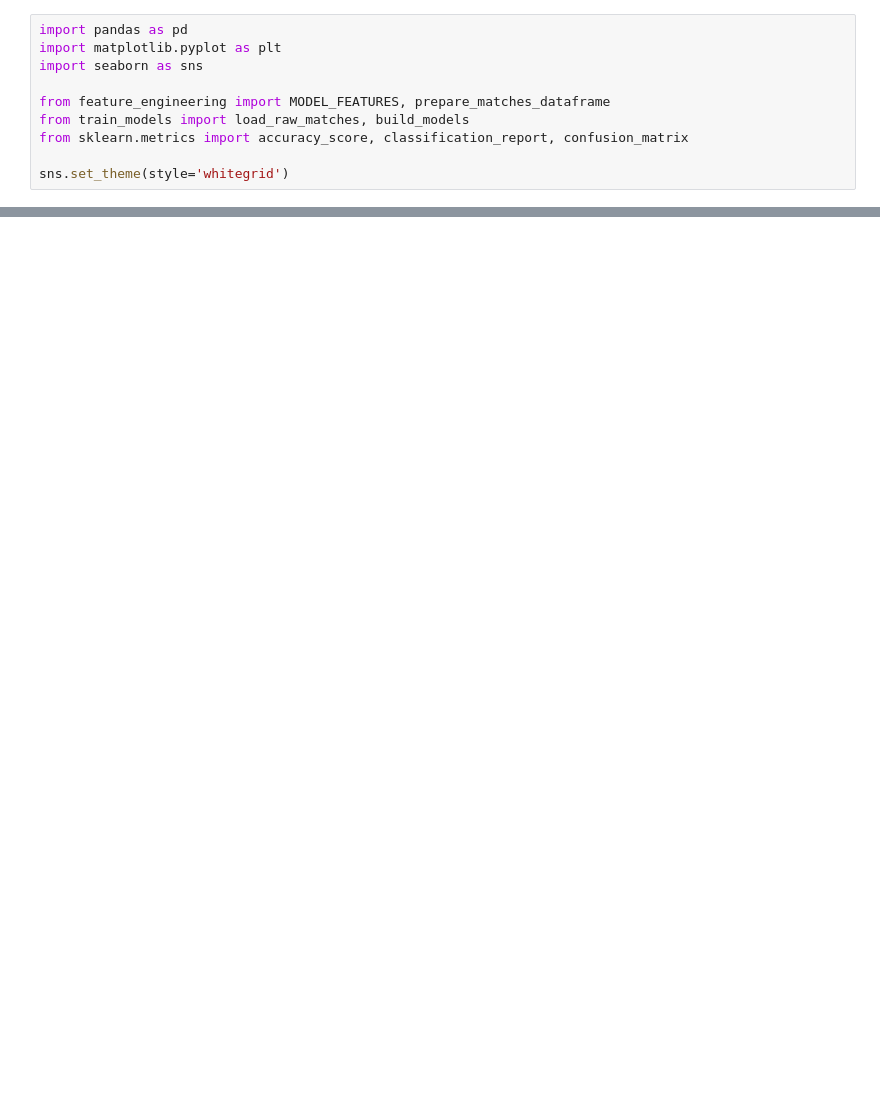
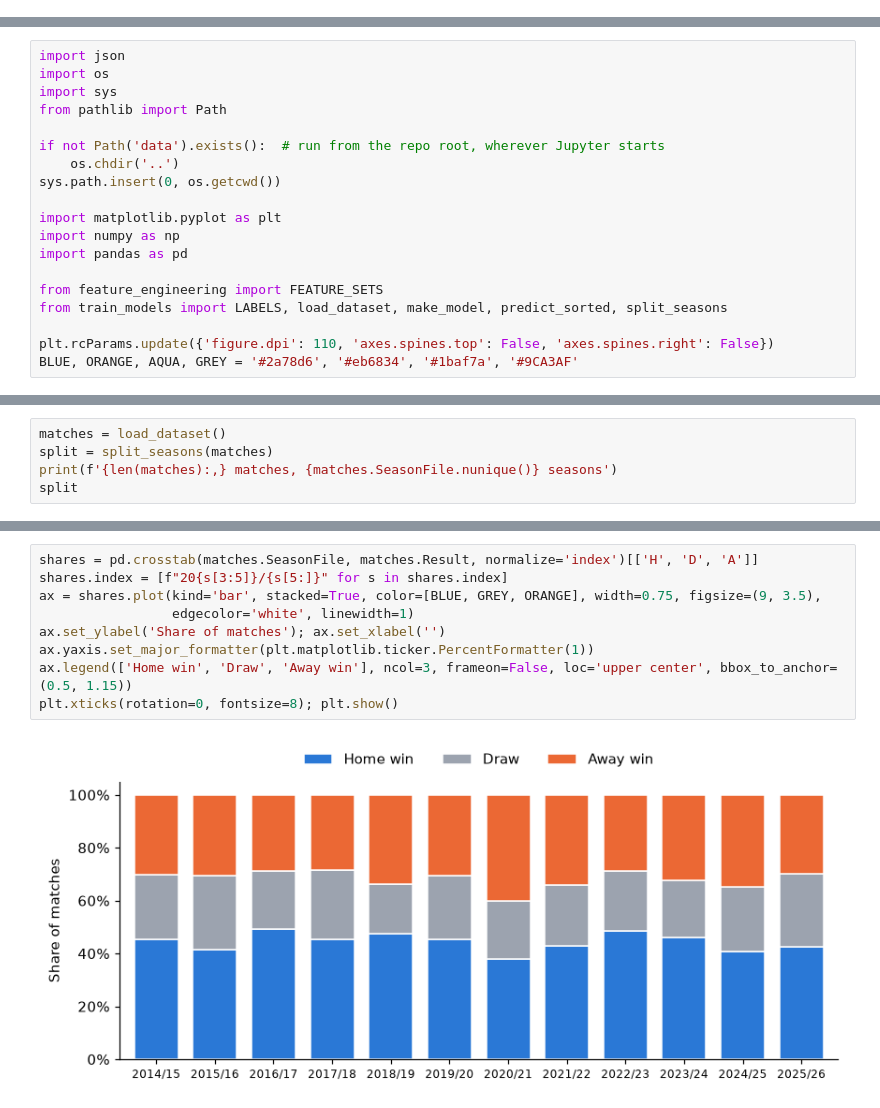
Before and after one commit to alemoscardo/ml-football-predictions, a Jupyter notebook: notebooks/01_data_exploration.ipynb, the cells around one changed output, grey strips where cells are left out. Saved outputs shown, nothing was run; the diff lists cells and outputs as text; blank space fills up the shorter version.

```diff
--- a/notebooks/01_data_exploration.ipynb
+++ b/notebooks/01_data_exploration.ipynb
@@ -12,10 +0,0 @@ A temporal holdout is used to reflect real forecasting conditions.
-# %%
-import pandas as pd
-import matplotlib.pyplot as plt
-import seaborn as sns
-
-from feature_engineering import MODEL_FEATURES, prepare_matches_dataframe
-from train_models import load_raw_matches, build_models
-from sklearn.metrics import accuracy_score, classification_report, confusion_matrix
-
-sns.set_theme(style='whitegrid')
@@ -128,0 +5,19 @@ Current production model accuracy on temporal holdout:
+# %%
+import json
+import os
+import sys
+from pathlib import Path
+
+if not Path('data').exists():  # run from the repo root, wherever Jupyter starts
+    os.chdir('..')
+sys.path.insert(0, os.getcwd())
+
+import matplotlib.pyplot as plt
+import numpy as np
+import pandas as pd
+
+from feature_engineering import FEATURE_SETS
+from train_models import LABELS, load_dataset, make_model, predict_sorted, split_seasons
+
+plt.rcParams.update({'figure.dpi': 110, 'axes.spines.top': False, 'axes.spines.right': False})
+BLUE, ORANGE, AQUA, GREY = '#2a78d6', '#eb6834', '#1baf7a', '#9CA3AF'
@@ -128,0 +28,5 @@ Current production model accuracy on temporal holdout:
+# %%
+matches = load_dataset()
+split = split_seasons(matches)
+print(f'{len(matches):,} matches, {matches.SeasonFile.nunique()} seasons')
+split
@@ -128,0 +51,11 @@ Current production model accuracy on temporal holdout:
+# %%
+shares = pd.crosstab(matches.SeasonFile, matches.Result, normalize='index')[['H', 'D', 'A']]
+shares.index = [f"20{s[3:5]}/{s[5:]}" for s in shares.index]
+ax = shares.plot(kind='bar', stacked=True, color=[BLUE, GREY, ORANGE], width=0.75, figsize=(9, 3.5),
+                 edgecolor='white', linewidth=1)
+ax.set_ylabel('Share of matches'); ax.set_xlabel('')
+ax.yaxis.set_major_formatter(plt.matplotlib.ticker.PercentFormatter(1))
+ax.legend(['Home win', 'Draw', 'Away win'], ncol=3, frameon=False, loc='upper center', bbox_to_anchor=(0.5, 1.15))
+plt.xticks(rotation=0, fontsize=8); plt.show()
+# %% [output]
+[figure, added]
```
Also changed, not shown: parts of 24 cells of this notebook, 4 other files.
